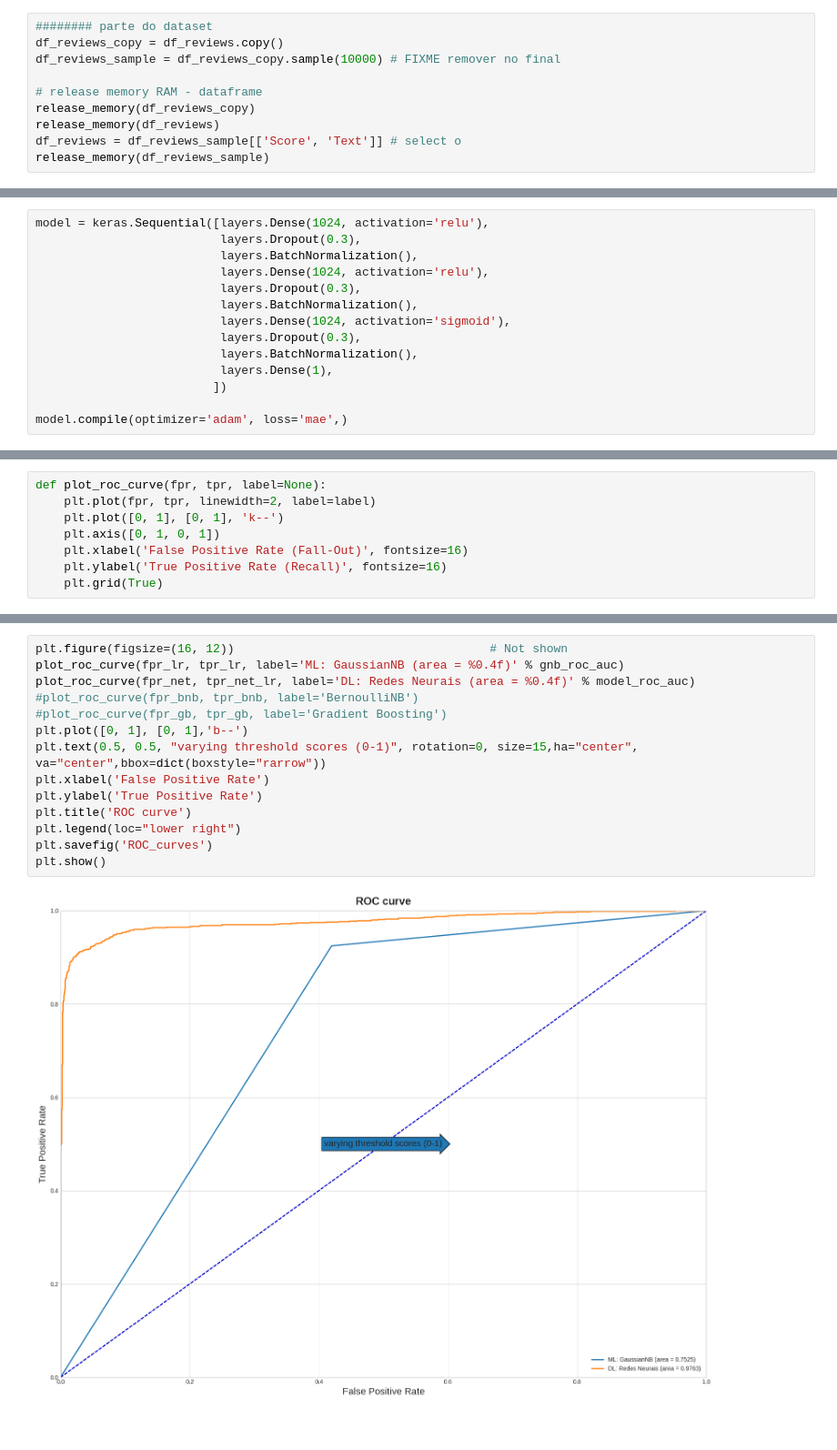
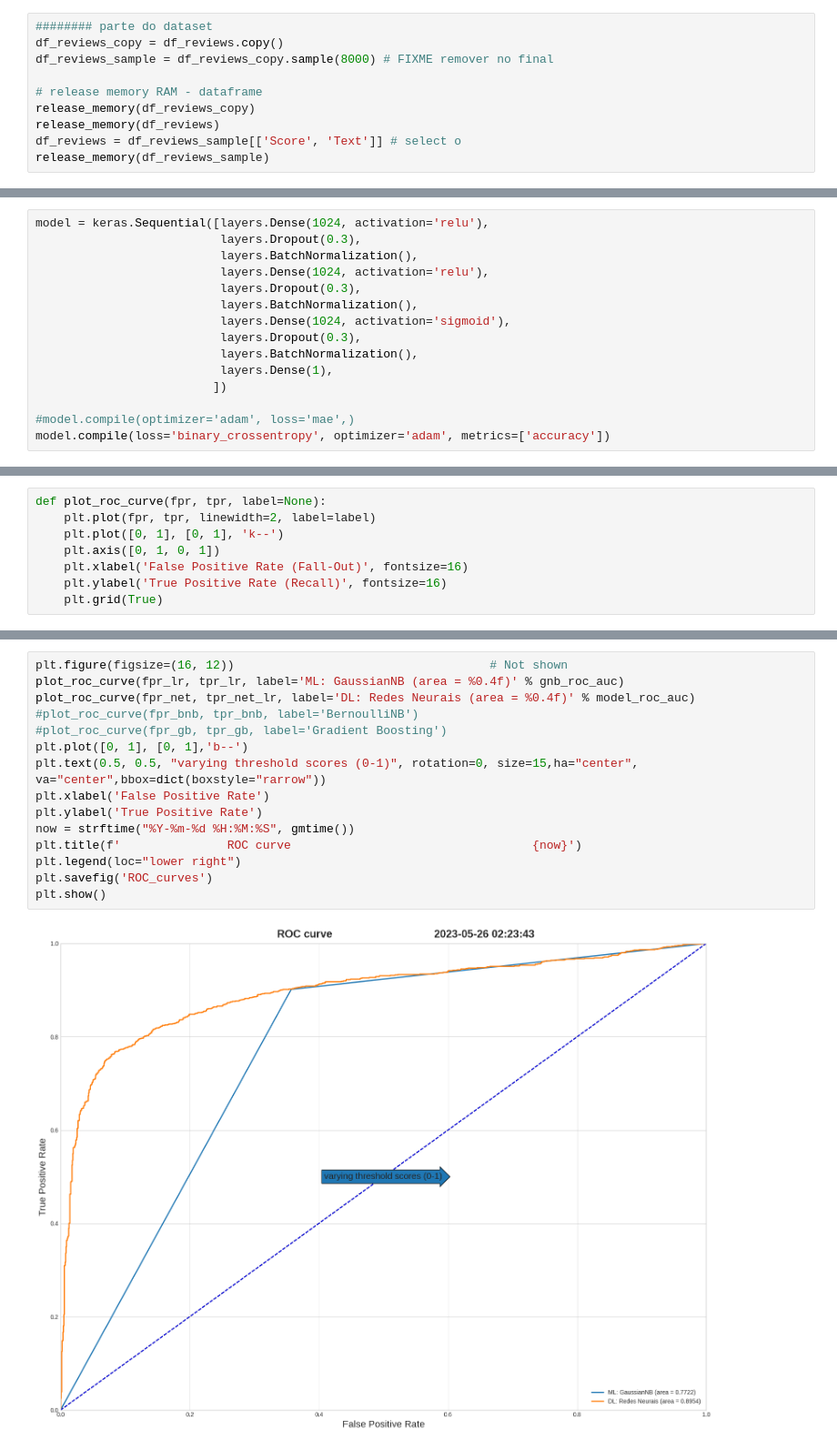
Before and after one commit to andvsilva/sentiment-analysis-deep-learning, a Jupyter notebook: amazon_sent/Amazon_sentiment.ipynb, the cells around one changed output, grey strips where cells are left out. Shown at 91% size. Cells and saved outputs as stored; diff of their text form.

```diff
--- a/amazon_sent/Amazon_sentiment.ipynb
+++ b/amazon_sent/Amazon_sentiment.ipynb
@@ -210,7 +213,7 @@ Numero de linhas: 568454, numero de colunas: 10
 # %%
 ######## parte do dataset
 df_reviews_copy = df_reviews.copy()
-df_reviews_sample = df_reviews_copy.sample(10000) # FIXME remover no final
+df_reviews_sample = df_reviews_copy.sample(8000) # FIXME remover no final
 
 # release memory RAM - dataframe
 release_memory(df_reviews_copy)
@@ -691,7 +694,8 @@ model = keras.Sequential([layers.Dense(1024, activation='relu'),
                           layers.Dense(1),
                          ])
 
-model.compile(optimizer='adam', loss='mae',)
+#model.compile(optimizer='adam', loss='mae',)
+model.compile(loss='binary_crossentropy', optimizer='adam', metrics=['accuracy'])
 # %%
 # fitting...
 history = model.fit(x_train, y_train,
@@ -791,19 +835,20 @@ fpr_net, tpr_net_lr, thresholds_net_lr = roc_curve(y_validation, model_roc)
 # %%
 plt.figure(figsize=(16, 12))                                    # Not shown
 plot_roc_curve(fpr_lr, tpr_lr, label='ML: GaussianNB (area = %0.4f)' % gnb_roc_auc)
 plot_roc_curve(fpr_net, tpr_net_lr, label='DL: Redes Neurais (area = %0.4f)' % model_roc_auc)
 #plot_roc_curve(fpr_bnb, tpr_bnb, label='BernoulliNB')
 #plot_roc_curve(fpr_gb, tpr_gb, label='Gradient Boosting')
 plt.plot([0, 1], [0, 1],'b--')
 plt.text(0.5, 0.5, "varying threshold scores (0-1)", rotation=0, size=15,ha="center", va="center",bbox=dict(boxstyle="rarrow"))
 plt.xlabel('False Positive Rate')
 plt.ylabel('True Positive Rate')
-plt.title('ROC curve')
+now = strftime("%Y-%m-%d %H:%M:%S", gmtime())
+plt.title(f'               ROC curve                                  {now}')
 plt.legend(loc="lower right")
 plt.savefig('ROC_curves')
 plt.show()
 # %% [output]
-[figure, old version]
+[figure, new version]
 # %%
 #### File end HERE
 
```
Also changed, not shown: parts of 30 cells of this notebook, 2 other files.
